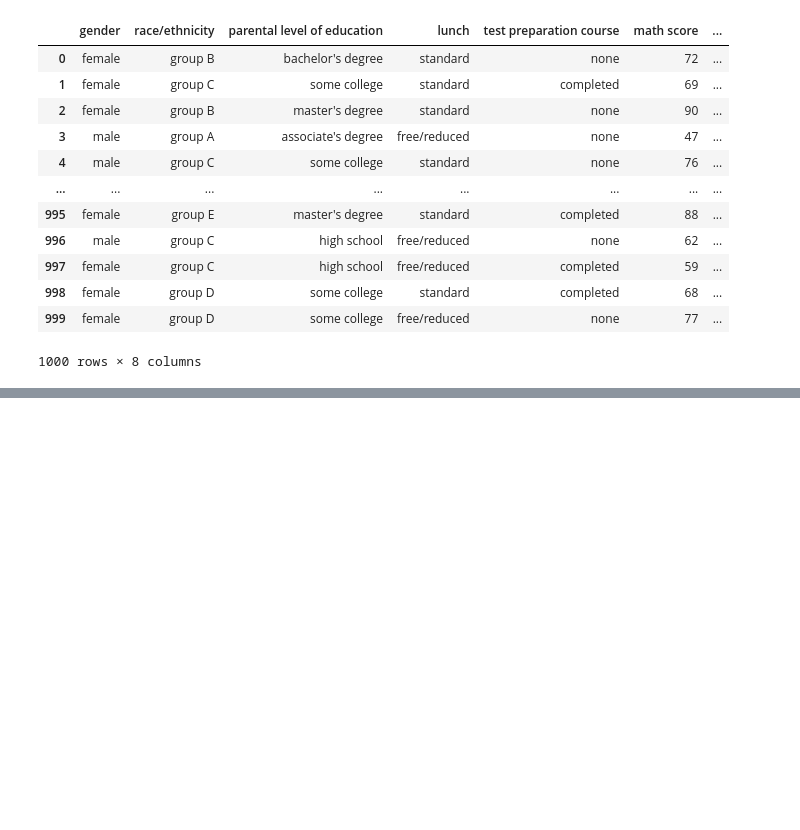
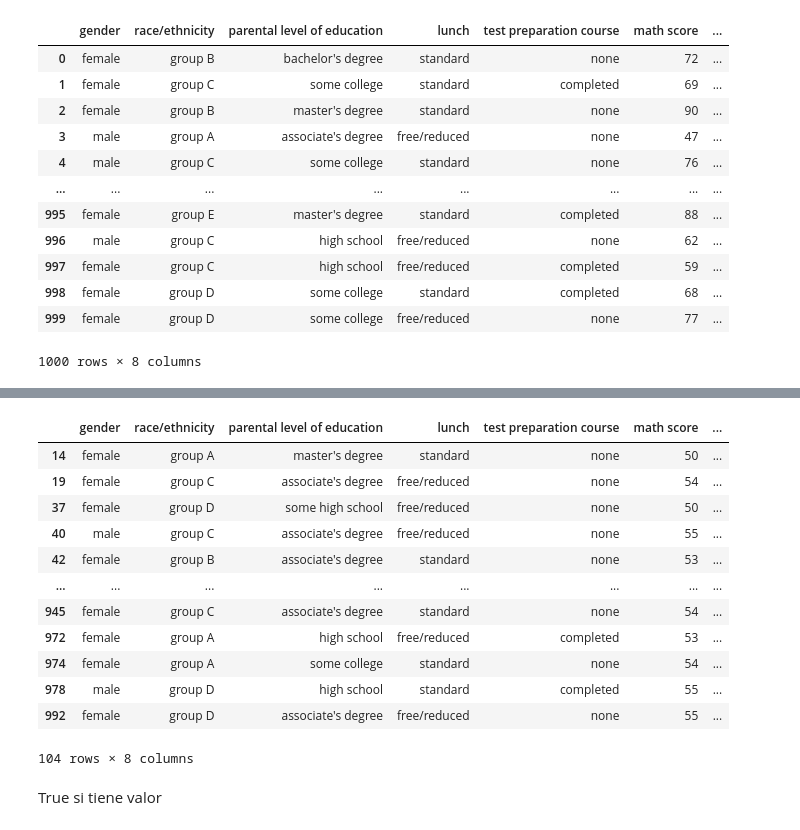
Before and after one commit to bernacode/Learning-DataScience, a Jupyter notebook: 02_pandas/introduccion/Select.ipynb, the cells around one changed output, grey strips where cells are left out. Drawn from its saved outputs; the diff is of its cells as text; code cells hidden in the pictures; blank space fills up the shorter version.

```diff
--- a/02_pandas/introduccion/Select.ipynb
+++ b/02_pandas/introduccion/Select.ipynb
@@ -53,0 +121,18 @@ mathScore_gender = students["gender","math score","reading score","writing score
+# %%
+students[(students["math score"] >= 50) & (students["math score"] <= 55)]
+# %% [output]
+|  | gender | race/ethnicity | parental level of education | lunch | test preparation course | math score | ... |
+| 14 | female | group A | master's degree | standard | none | 50 | ... |
+| 19 | female | group C | associate's degree | free/reduced | none | 54 | ... |
+| 37 | female | group D | some high school | free/reduced | none | 50 | ... |
+| 40 | male | group C | associate's degree | free/reduced | none | 55 | ... |
+| 42 | female | group B | associate's degree | standard | none | 53 | ... |
+| ... | ... | ... | ... | ... | ... | ... | ... |
+| 945 | female | group C | associate's degree | standard | none | 54 | ... |
+| 972 | female | group A | high school | free/reduced | completed | 53 | ... |
+| 974 | female | group A | some college | standard | none | 54 | ... |
+| 978 | male | group D | high school | standard | completed | 55 | ... |
+| 992 | female | group D | associate's degree | free/reduced | none | 55 | ... |
+104 rows × 8 columns
+# %% [markdown]
+True si tiene valor
```
Also changed, not shown: parts of 20 cells of this notebook.
